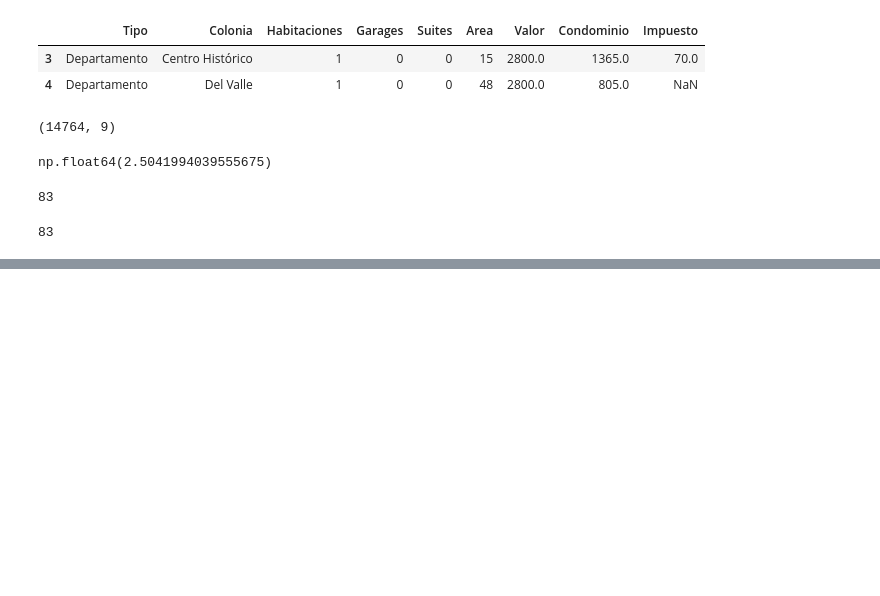
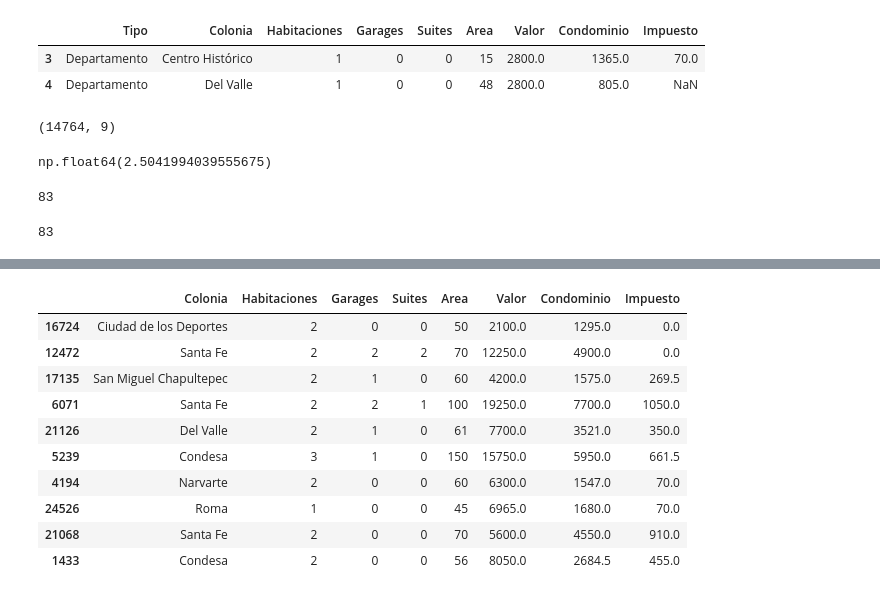
Before and after one commit to Franciscopd15/Bibliotecas_Python_FJPD, a Jupyter notebook: Curso_Pandas.ipynb, the cells around one changed output, grey strips where cells are left out. Drawn from its saved outputs; the diff is of its cells as text; code cells hidden in the pictures; blank space fills up the shorter version.

```diff
--- a/Curso_Pandas.ipynb
+++ b/Curso_Pandas.ipynb
@@ -260,0 +338,4 @@ df_colonias.plot(kind='barh', figsize=(14,10), color='blue');
+# %%
+df_remove = df.query('Valor == 0 | Condominio == 0' ).index
+# %%
+df.drop(df_remove, axis=0, inplace=True)
@@ -260,0 +355,15 @@ df_colonias.plot(kind='barh', figsize=(14,10), color='blue');
+# %%
+df.drop('Tipo', axis=1, inplace=True)
+df.sample(10)
+# %% [output]
+|  | Colonia | Habitaciones | Garages | Suites | Area | Valor | Condominio | Impuesto |
+| 16724 | Ciudad de los Deportes | 2 | 0 | 0 | 50 | 2100.0 | 1295.0 | 0.0 |
+| 12472 | Santa Fe | 2 | 2 | 2 | 70 | 12250.0 | 4900.0 | 0.0 |
+| 17135 | San Miguel Chapultepec | 2 | 1 | 0 | 60 | 4200.0 | 1575.0 | 269.5 |
+| 6071 | Santa Fe | 2 | 2 | 1 | 100 | 19250.0 | 7700.0 | 1050.0 |
+| 21126 | Del Valle | 2 | 1 | 0 | 61 | 7700.0 | 3521.0 | 350.0 |
+| 5239 | Condesa | 3 | 1 | 0 | 150 | 15750.0 | 5950.0 | 661.5 |
+| 4194 | Narvarte | 2 | 0 | 0 | 60 | 6300.0 | 1547.0 | 70.0 |
+| 24526 | Roma | 1 | 0 | 0 | 45 | 6965.0 | 1680.0 | 70.0 |
+| 21068 | Santa Fe | 2 | 0 | 0 | 70 | 5600.0 | 4550.0 | 910.0 |
+| 1433 | Condesa | 2 | 0 | 0 | 56 | 8050.0 | 2684.5 | 455.0 |
```
Also changed, not shown: parts of 12 cells of this notebook.
